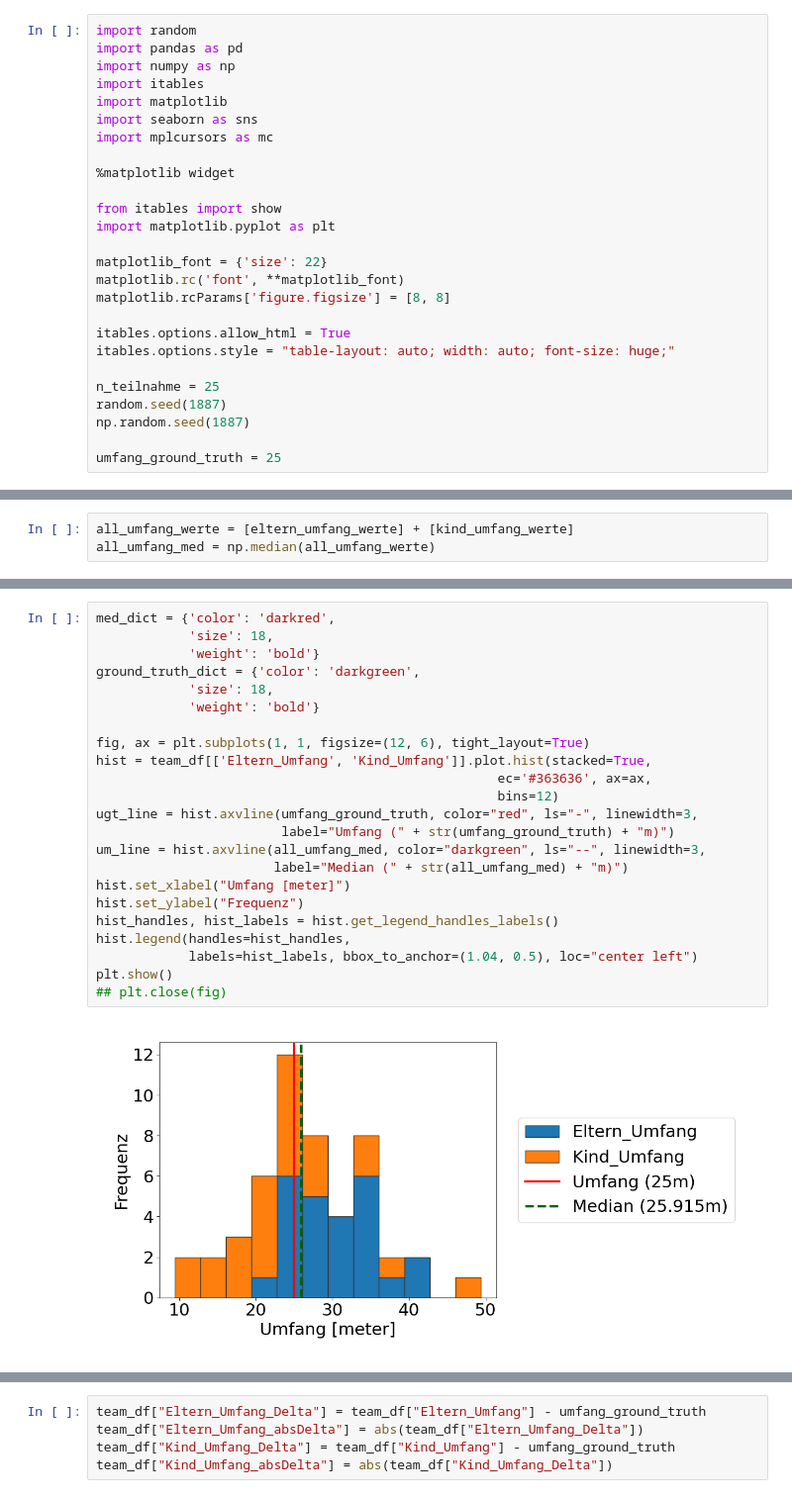
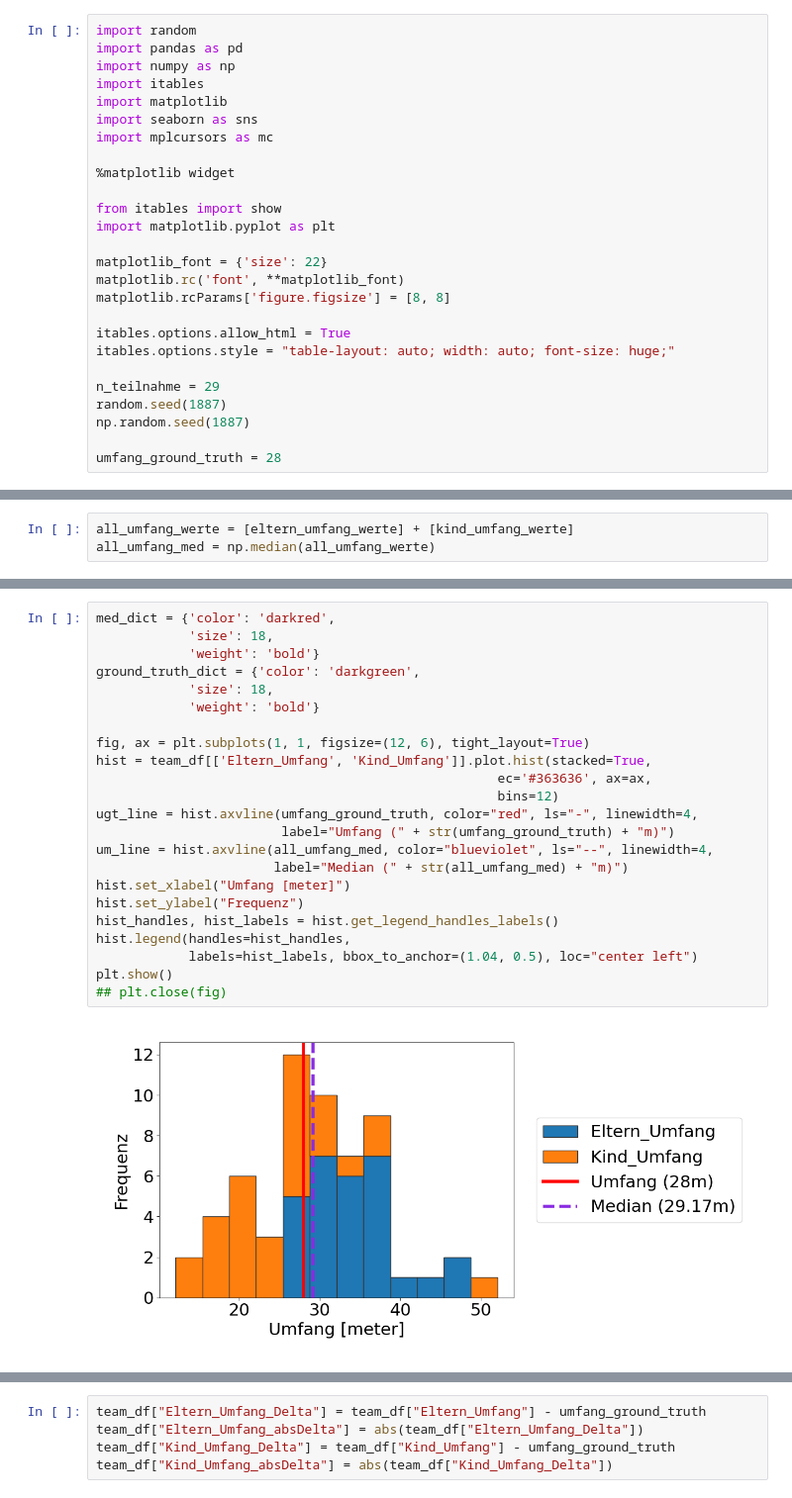
Before and after one commit to bedapub/2025-10-Zukunftstag-simulation, a Jupyter notebook: 2025-10-Zukunftstag-simulation.ipynb, the cells around one changed output, grey strips where cells are left out. Shown at 99% size. Saved outputs shown, nothing was run; the diff lists cells and outputs as text.

```diff
--- a/2025-10-Zukunftstag-simulation.ipynb
+++ b/2025-10-Zukunftstag-simulation.ipynb
@@ -39,11 +41,11 @@ matplotlib.rcParams['figure.figsize'] = [8, 8]
 itables.options.allow_html = True
 itables.options.style = "table-layout: auto; width: auto; font-size: huge;"
 
-n_teilnahme = 25
+n_teilnahme = 29
 random.seed(1887)
 np.random.seed(1887)
 
-umfang_ground_truth = 25
+umfang_ground_truth = 28
 # %%
 def which_true(bool_list):
     res = [i for i, val in enumerate(bool_list) if val]
@@ -248,25 +269,25 @@ fig.show()
 # %%
 med_dict = {'color': 'darkred',
             'size': 18,
             'weight': 'bold'}
 ground_truth_dict = {'color': 'darkgreen',
             'size': 18,
             'weight': 'bold'}
 
 fig, ax = plt.subplots(1, 1, figsize=(12, 6), tight_layout=True)
 hist = team_df[['Eltern_Umfang', 'Kind_Umfang']].plot.hist(stacked=True,
                                                     ec='#363636', ax=ax,
                                                     bins=12)
-ugt_line = hist.axvline(umfang_ground_truth, color="red", ls="-", linewidth=3,
+ugt_line = hist.axvline(umfang_ground_truth, color="red", ls="-", linewidth=4,
                         label="Umfang (" + str(umfang_ground_truth) + "m)")
-um_line = hist.axvline(all_umfang_med, color="darkgreen", ls="--", linewidth=3,
+um_line = hist.axvline(all_umfang_med, color="blueviolet", ls="--", linewidth=4,
                        label="Median (" + str(all_umfang_med) + "m)")
 hist.set_xlabel("Umfang [meter]")
 hist.set_ylabel("Frequenz")
 hist_handles, hist_labels = hist.get_legend_handles_labels()
 hist.legend(handles=hist_handles,
             labels=hist_labels, bbox_to_anchor=(1.04, 0.5), loc="center left")
 plt.show()
 ## plt.close(fig)
 # %% [output]
-[figure, old version]
+[figure, new version]
```
Also changed, not shown: parts of 18 cells of this notebook.
